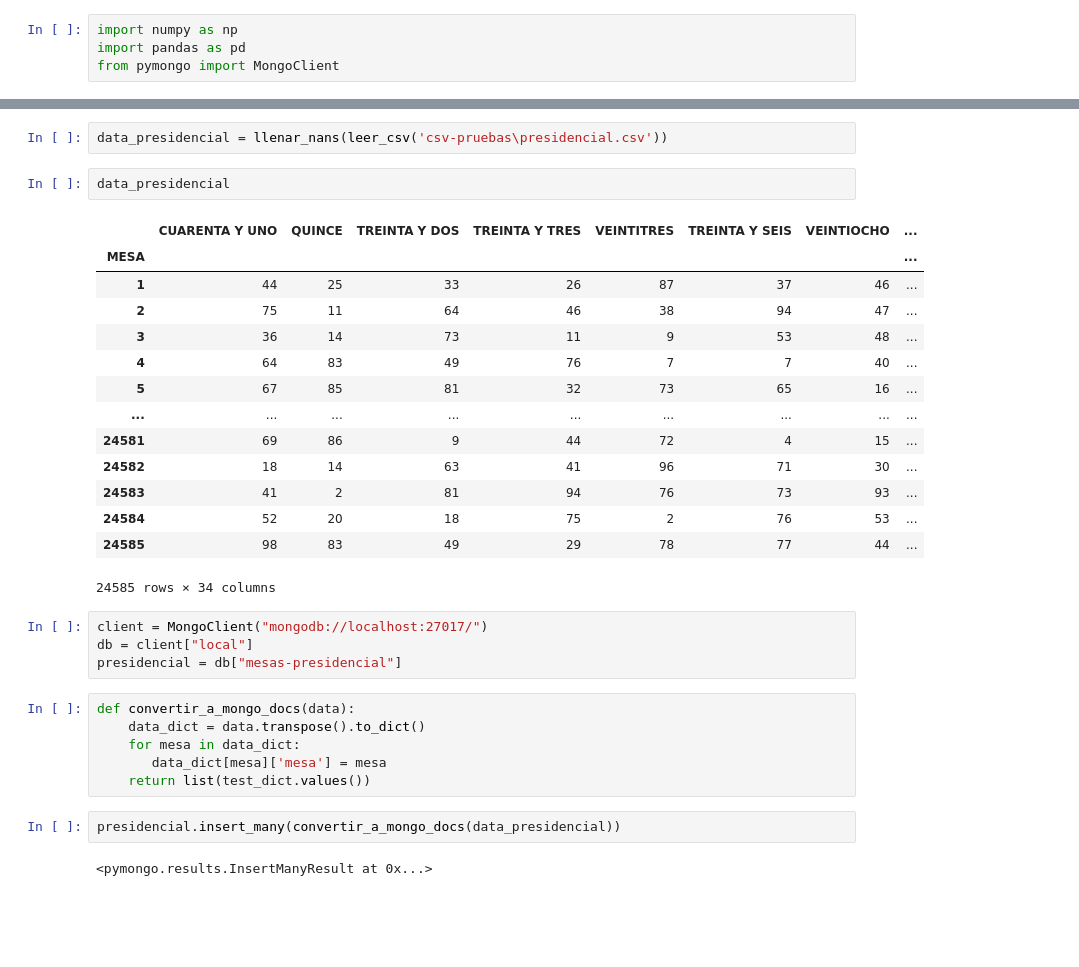
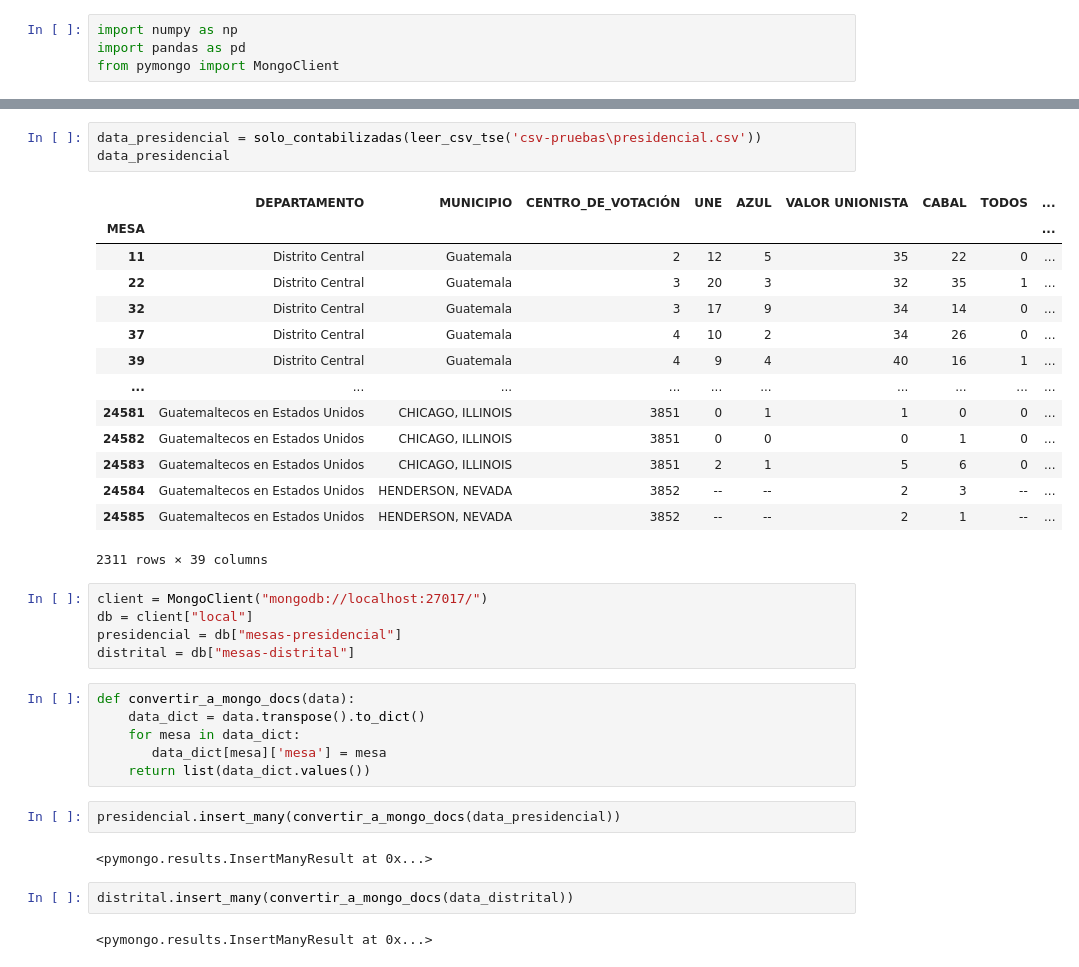
Before and after one commit to gallowstree/elecciones, a Jupyter notebook: Elec2023.ipynb, the cells around one changed output, grey strips where cells are left out. Saved outputs shown, nothing was run; the diff lists cells and outputs as text; blank space fills up the shorter version.

```diff
--- a/Elec2023.ipynb
+++ b/Elec2023.ipynb
@@ -13,33 +34,37 @@ def llenar_nans(data):
 # %%
-data_presidencial = llenar_nans(leer_csv('csv-pruebas\presidencial.csv'))
+data_presidencial = solo_contabilizadas(leer_csv_tse('csv-pruebas\presidencial.csv'))
+data_presidencial
+# %% [output]
+|  | DEPARTAMENTO | MUNICIPIO | CENTRO_DE_VOTACIÓN | UNE | AZUL | VALOR UNIONISTA | CABAL | TODOS | ... |
+| MESA |  |  |  |  |  |  |  |  | ... |
+| 11 | Distrito Central | Guatemala | 2 | 12 | 5 | 35 | 22 | 0 | ... |
+| 22 | Distrito Central | Guatemala | 3 | 20 | 3 | 32 | 35 | 1 | ... |
+| 32 | Distrito Central | Guatemala | 3 | 17 | 9 | 34 | 14 | 0 | ... |
+| 37 | Distrito Central | Guatemala | 4 | 10 | 2 | 34 | 26 | 0 | ... |
+| 39 | Distrito Central | Guatemala | 4 | 9 | 4 | 40 | 16 | 1 | ... |
+| ... | ... | ... | ... | ... | ... | ... | ... | ... | ... |
+| 24581 | Guatemaltecos en Estados Unidos | CHICAGO, ILLINOIS | 3851 | 0 | 1 | 1 | 0 | 0 | ... |
+| 24582 | Guatemaltecos en Estados Unidos | CHICAGO, ILLINOIS | 3851 | 0 | 0 | 0 | 1 | 0 | ... |
+| 24583 | Guatemaltecos en Estados Unidos | CHICAGO, ILLINOIS | 3851 | 2 | 1 | 5 | 6 | 0 | ... |
+| 24584 | Guatemaltecos en Estados Unidos | HENDERSON, NEVADA | 3852 | -- | -- | 2 | 3 | -- | ... |
+| 24585 | Guatemaltecos en Estados Unidos | HENDERSON, NEVADA | 3852 | -- | -- | 2 | 1 | -- | ... |
+2311 rows × 39 columns
-# %%
-data_presidencial
-# %% [output]
-|  | CUARENTA Y UNO | QUINCE | TREINTA Y DOS | TREINTA Y TRES | VEINTITRES | TREINTA Y SEIS | VEINTIOCHO | ... |
-| MESA |  |  |  |  |  |  |  | ... |
-| 1 | 44 | 25 | 33 | 26 | 87 | 37 | 46 | ... |
-| 2 | 75 | 11 | 64 | 46 | 38 | 94 | 47 | ... |
-| 3 | 36 | 14 | 73 | 11 | 9 | 53 | 48 | ... |
-| 4 | 64 | 83 | 49 | 76 | 7 | 7 | 40 | ... |
-| 5 | 67 | 85 | 81 | 32 | 73 | 65 | 16 | ... |
-| ... | ... | ... | ... | ... | ... | ... | ... | ... |
-| 24581 | 69 | 86 | 9 | 44 | 72 | 4 | 15 | ... |
-| 24582 | 18 | 14 | 63 | 41 | 96 | 71 | 30 | ... |
-| 24583 | 41 | 2 | 81 | 94 | 76 | 73 | 93 | ... |
-| 24584 | 52 | 20 | 18 | 75 | 2 | 76 | 53 | ... |
-| 24585 | 98 | 83 | 49 | 29 | 78 | 77 | 44 | ... |
-24585 rows × 34 columns
 # %%
 client = MongoClient("mongodb://localhost:27017/")
 db = client["local"]
 presidencial = db["mesas-presidencial"]
+distrital = db["mesas-distrital"]
 # %%
 def convertir_a_mongo_docs(data):
     data_dict = data.transpose().to_dict()
     for mesa in data_dict:
        data_dict[mesa]['mesa'] = mesa
-    return list(test_dict.values())
+    return list(data_dict.values())
 # %%
 presidencial.insert_many(convertir_a_mongo_docs(data_presidencial))
 # %% [output]
 <pymongo.results.InsertManyResult at 0x...>
+# %%
+distrital.insert_many(convertir_a_mongo_docs(data_distrital))
+# %% [output]
+<pymongo.results.InsertManyResult at 0x...>
```
Also changed, not shown: parts of 6 cells of this notebook, 5 other files.
